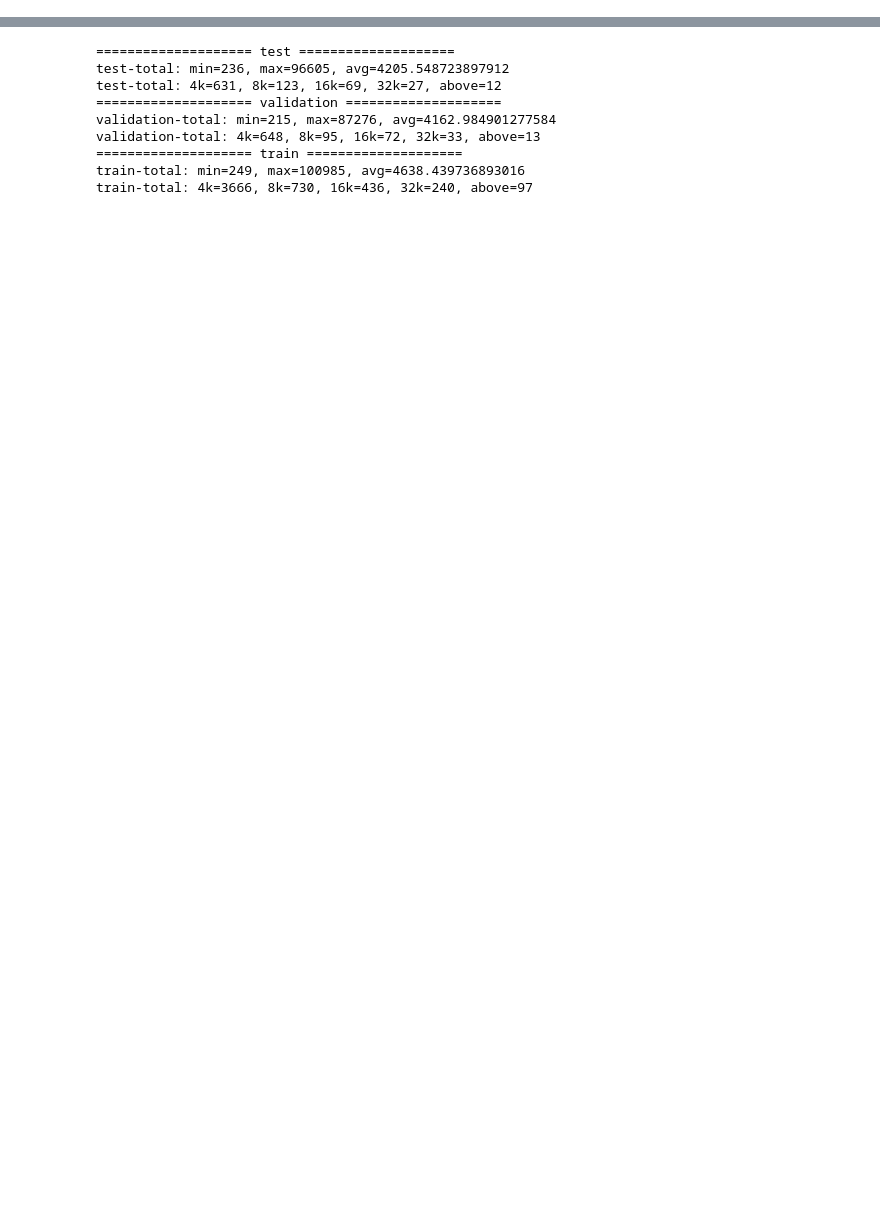
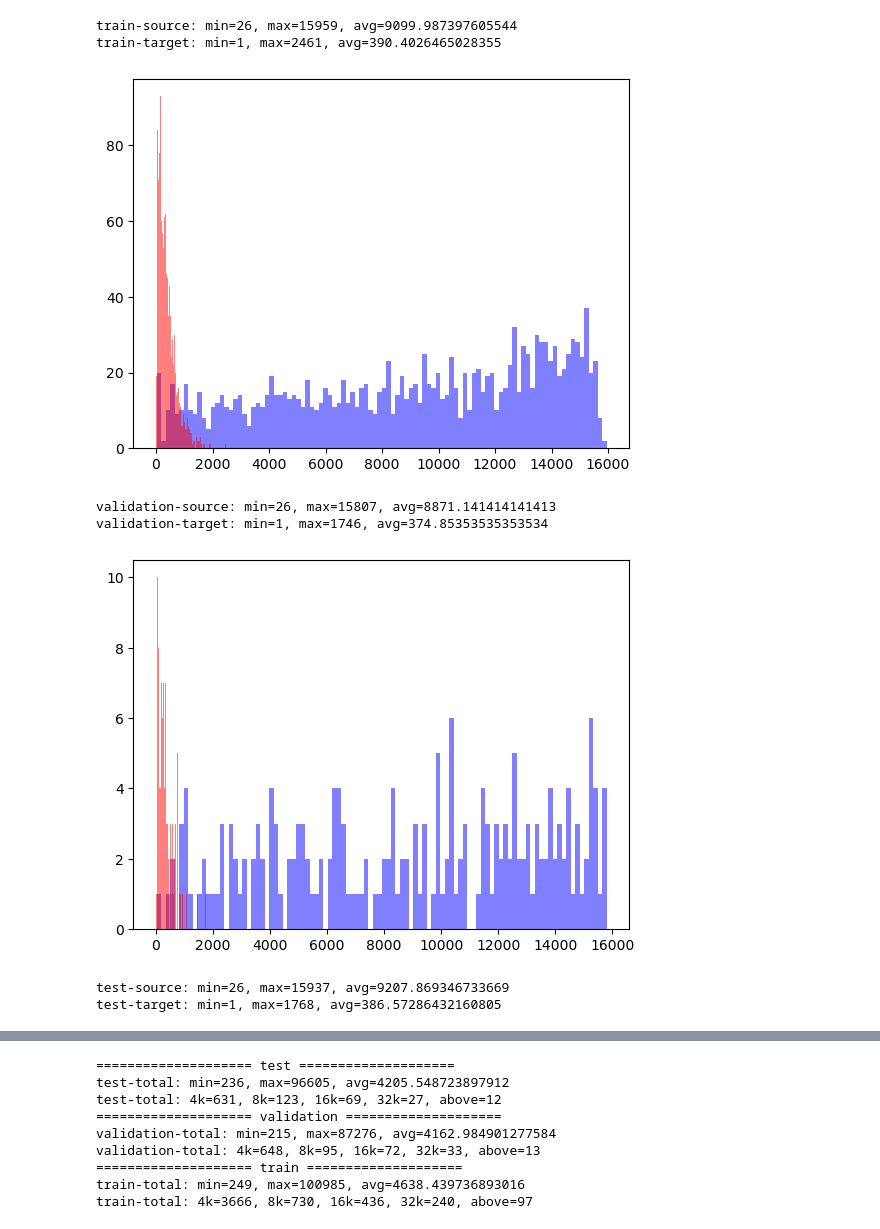
Before and after one commit to ZeZeZe99/MeetPEFT, a Jupyter notebook: MeetingBank/mb_length_calculation.ipynb, the cells around one changed output, grey strips where cells are left out. Saved outputs shown, nothing was run; the diff lists cells and outputs as text; code cells hidden in the pictures; blank space fills up the shorter version.

```diff
--- a/MeetingBank/mb_length_calculation.ipynb
+++ b/MeetingBank/mb_length_calculation.ipynb
@@ -10,3 +7,20 @@ prompt = "[INST]{article}\n{instruction}[/INST]"
+# %%
+question = "Summarize the meeting transcrip. Summarize each item in two sentences."
+PROMPT_DICT = {
+    "prompt_no_input": (
+        "Below is an instruction that describes a task. "
+        "Write a response that appropriately completes the request.\n\n"
+        "### Instruction:\n{instruction}\n\n### Response:"
+    ),
+    "prompt_no_input_llama2": (
+        "<s>[INST] <<SYS>>\n"
+        "You are a helpful, respectful and honest assistant. Always answer as helpfully as possible, while being safe.  Your answers should not include any harmful, unethical, racist, sexist, toxic, dangerous, or illegal content. Please ensure that your responses are socially unbiased and positive in nature.\n\n"
+        "If a question does not make any sense, or is not factually coherent, explain why instead of answering something not correct. If you don't know the answer to a question, please don't share false information.\n"
+        "<</SYS>> \n\n {instruction} [/INST]"
+    ),
+    "prompt_llama2": "[INST]{instruction}[/INST]"
+}
+prompt_no_input = PROMPT_DICT["prompt_llama2"]
 # %%
 model_name = "Yukang/LongAlpaca-7B"
 cache_dir = "../cache"
@@ -36,7 +52,7 @@ def calculate_length(path):
     source_lengths = []
     target_lengths = []
     for meeting in tqdm(data):
-        source_lengths.append(num_tokens_from_string(prompt.format_map({"article": meeting['source'], "instruction": question})))
+        source_lengths.append(num_tokens_from_string(prompt_no_input.format_map({"instruction": meeting['source'] + "\n%s"%question})))
         target_lengths.append(num_tokens_from_string(meeting['summary']))
     return source_lengths, target_lengths
 # %%
@@ -51,3 +67,21 @@ def plot_lengths(data0, data1=None):
     if data1 is not None:
         plt.hist(data1, bins=100, alpha=0.5, color='red', label='Target')
     plt.show()
+# %%
+tasks = ['train', 'validation', 'test']
+for task in tasks:
+    source_lengths, target_lengths = calculate_length('{}_text.json'.format(task))
+    source_min, source_max, source_avg = min_max_avg(source_lengths)
+    print(f'{task}-source: min={source_min}, max={source_max}, avg={source_avg}')
+    target_min, target_max, target_avg = min_max_avg(target_lengths)
+    print(f'{task}-target: min={target_min}, max={target_max}, avg={target_avg}')
+    plot_lengths(source_lengths, target_lengths)
+# %% [output]
+train-source: min=26, max=15959, avg=9099.987397605544
+train-target: min=1, max=2461, avg=390.4026465028355
+[figure, added]
+validation-source: min=26, max=15807, avg=8871.141414141413
+validation-target: min=1, max=1746, avg=374.85353535353534
+[figure, added]
+test-source: min=26, max=15937, avg=9207.869346733669
+test-target: min=1, max=1768, avg=386.57286432160805
```
Also changed, not shown: parts of 3 cells of this notebook, 4 other files.
